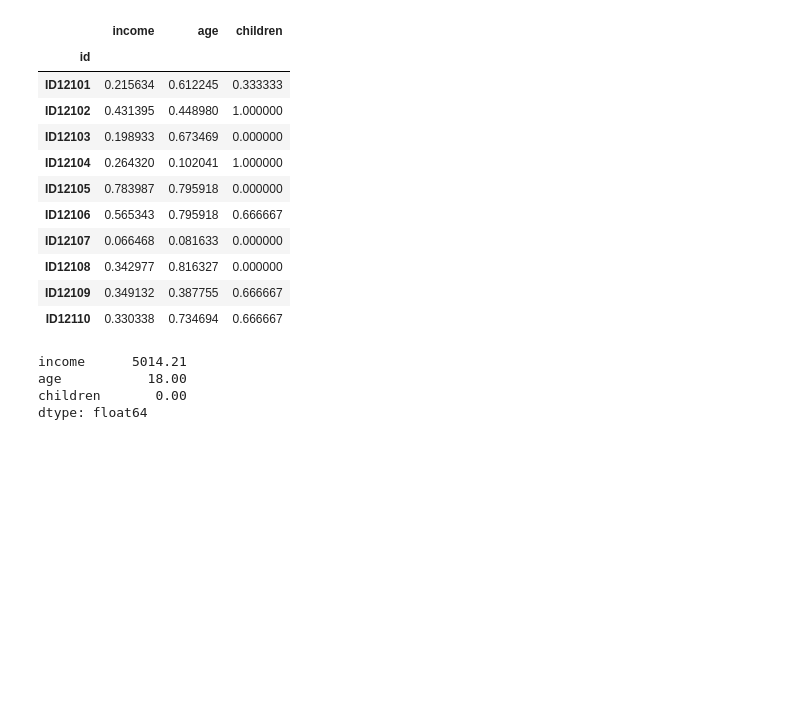
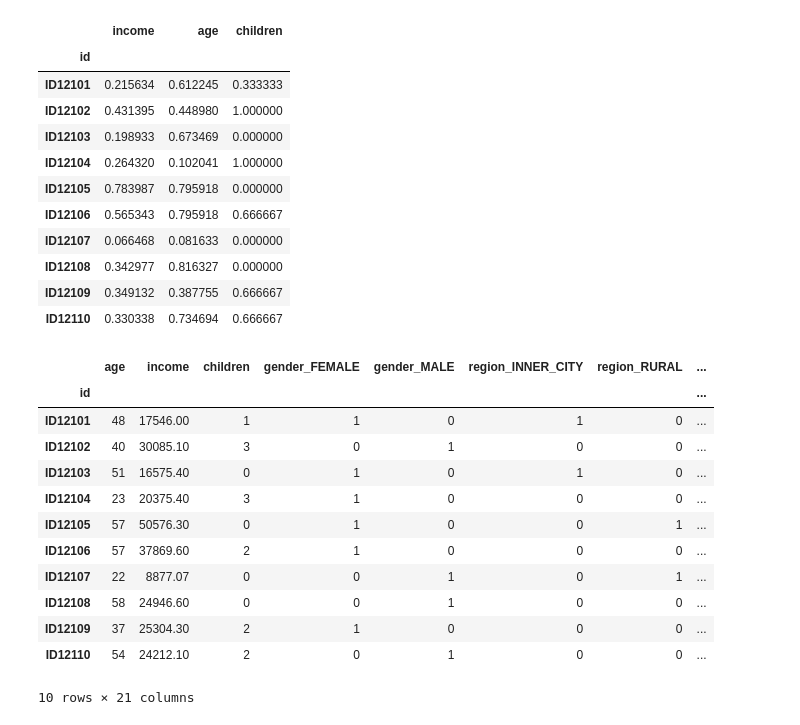
Before and after one commit to MickeyGeorge/dsc478, a Jupyter notebook: Assignment1/MichaelJanke_Assignment1.ipynb, the cells around one changed output. Cells and saved outputs as stored; diff of their text form; code cells hidden in the pictures; blank space fills up the shorter version.

```diff
--- a/Assignment1/MichaelJanke_Assignment1.ipynb
+++ b/Assignment1/MichaelJanke_Assignment1.ipynb
@@ -286,10 +295,24 @@ bank_norm.head(10)
 | ID12108 | 0.342977 | 0.816327 | 0.000000 |
 | ID12109 | 0.349132 | 0.387755 | 0.666667 |
 | ID12110 | 0.330338 | 0.734694 | 0.666667 |
-# %%
-bank_df[["income", "age", "children"]].min()
-# %% [output]
-income      5014.21
-age           18.00
-children       0.00
-dtype: float64
+# %%
+## 6.
+
+## Due to the error experienced in #5, I applied the binary dummy variable conversion first
+
+bank_bin = pd.get_dummies(bank_df)
+bank_bin.head(10)
+# %% [output]
+|  | age | income | children | gender_FEMALE | gender_MALE | region_INNER_CITY | region_RURAL | ... |
+| id |  |  |  |  |  |  |  | ... |
+| ID12101 | 48 | 17546.00 | 1 | 1 | 0 | 1 | 0 | ... |
+| ID12102 | 40 | 30085.10 | 3 | 0 | 1 | 0 | 0 | ... |
+| ID12103 | 51 | 16575.40 | 0 | 1 | 0 | 1 | 0 | ... |
+| ID12104 | 23 | 20375.40 | 3 | 1 | 0 | 0 | 0 | ... |
+| ID12105 | 57 | 50576.30 | 0 | 1 | 0 | 0 | 1 | ... |
+| ID12106 | 57 | 37869.60 | 2 | 1 | 0 | 0 | 0 | ... |
+| ID12107 | 22 | 8877.07 | 0 | 0 | 1 | 0 | 1 | ... |
+| ID12108 | 58 | 24946.60 | 0 | 0 | 1 | 0 | 0 | ... |
+| ID12109 | 37 | 25304.30 | 2 | 1 | 0 | 0 | 0 | ... |
+| ID12110 | 54 | 24212.10 | 2 | 0 | 1 | 0 | 0 | ... |
+10 rows × 21 columns
```
Also changed, not shown: parts of 5 cells of this notebook, 2 other files.
